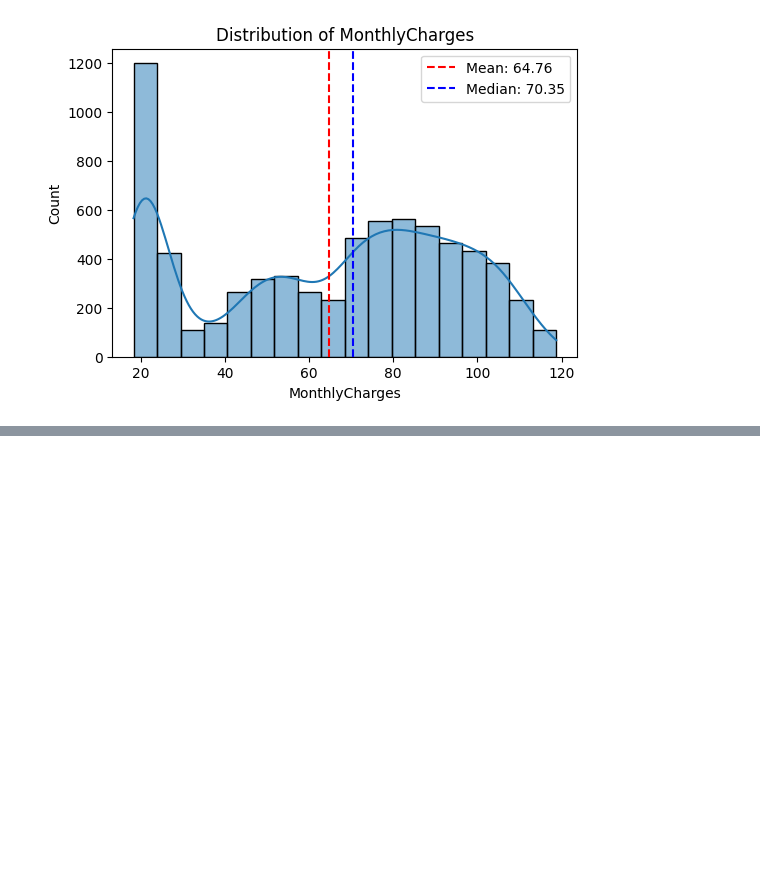
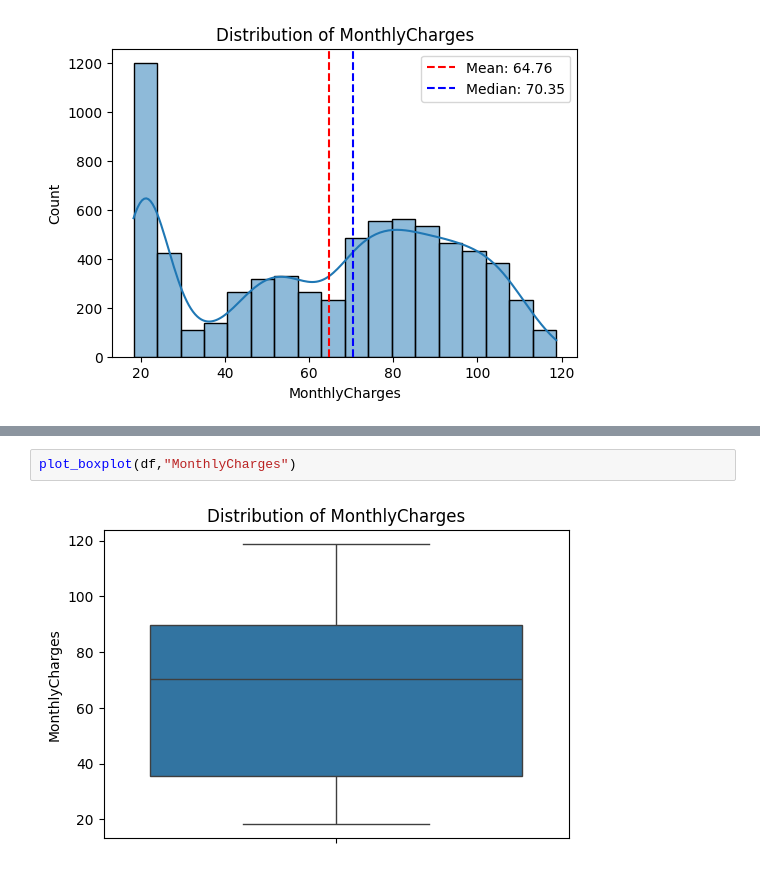
Before and after one commit to RichelCode/Telco-Customer-Churn-Prediction-, a Jupyter notebook: notebooks/01_eda.ipynb, the cells around one changed output, grey strips where cells are left out. Saved outputs shown, nothing was run; the diff lists cells and outputs as text; blank space fills up the shorter version.

```diff
--- a/notebooks/01_eda.ipynb
+++ b/notebooks/01_eda.ipynb
@@ -204,0 +223,4 @@ plot_histogram(df,"MonthlyCharges")
+# %%
+plot_boxplot(df,"MonthlyCharges")
+# %% [output]
+[figure, added]
```
Also changed, not shown: parts of 5 cells of this notebook.
